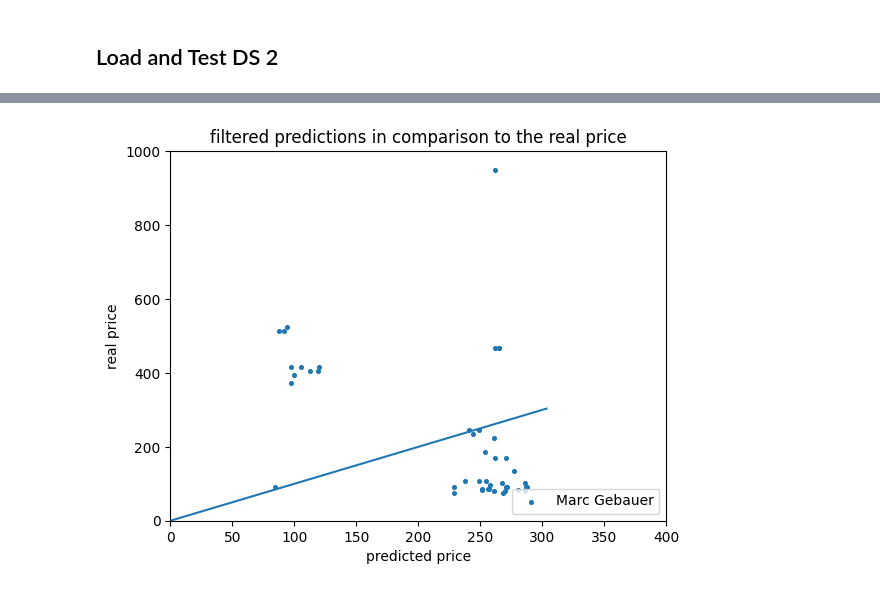
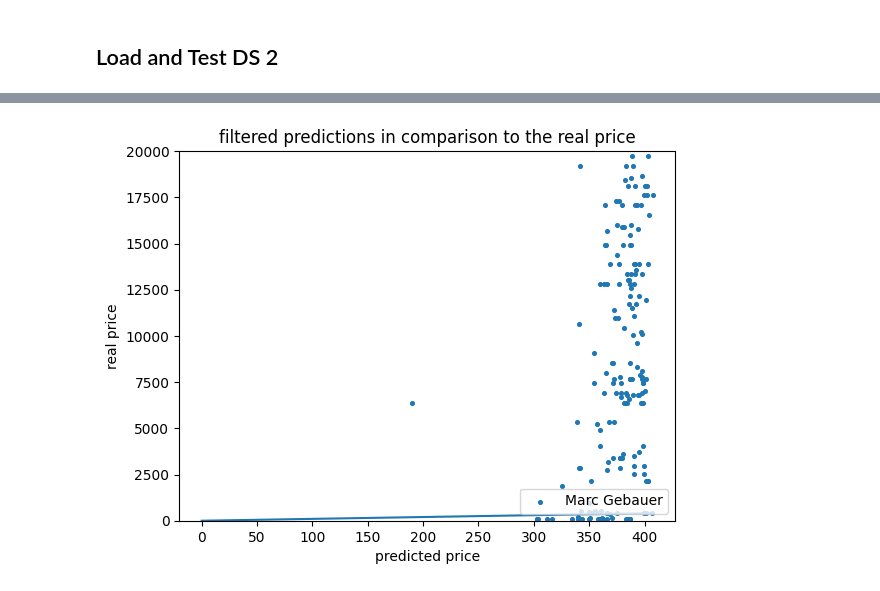
Before and after one commit to jocowhite/watch-price-prediction, a Jupyter notebook: M2_simpleNN.ipynb, the cells around one changed output, grey strips where cells are left out. Cells and saved outputs as stored; diff of their text form; code cells hidden in the pictures.

```diff
--- a/M2_simpleNN.ipynb
+++ b/M2_simpleNN.ipynb
@@ -272,17 +272,17 @@ The R2 score on not filtered Marc Gebauer Data is: -0.3257302687253467
 # %%
 fig, ax = plt.subplots()
 
 test = ax.scatter(y_pred_ds2, all_label_ds2, s=7, label ="Marc Gebauer")
 
 ax.plot([0,max(y_pred_ds2)], [0,max(y_pred_ds2)])
 ax.set_ylabel('real price')
 ax.set_xlabel('predicted price')
 ax.set_title('filtered predictions in comparison to the real price')
 
 ax.legend(handles=[test], loc='lower right')
-ax.set_ylim(0, 1000)
-ax.set_xlim(0, 400)
+ax.set_ylim(0, 20000)
+#ax.set_xlim(0, 20000)
 
 plt.show()
 # %% [output]
-[figure, old version]
+[figure, new version]
```
Also changed, not shown: parts of 1 cell of this notebook.
